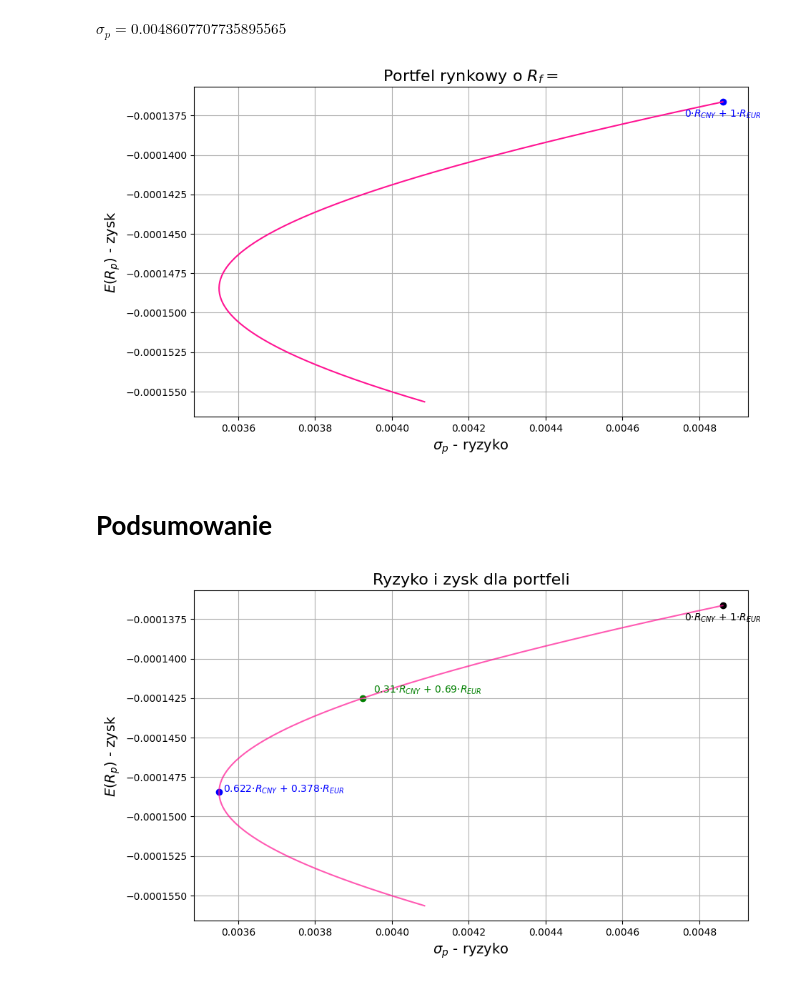
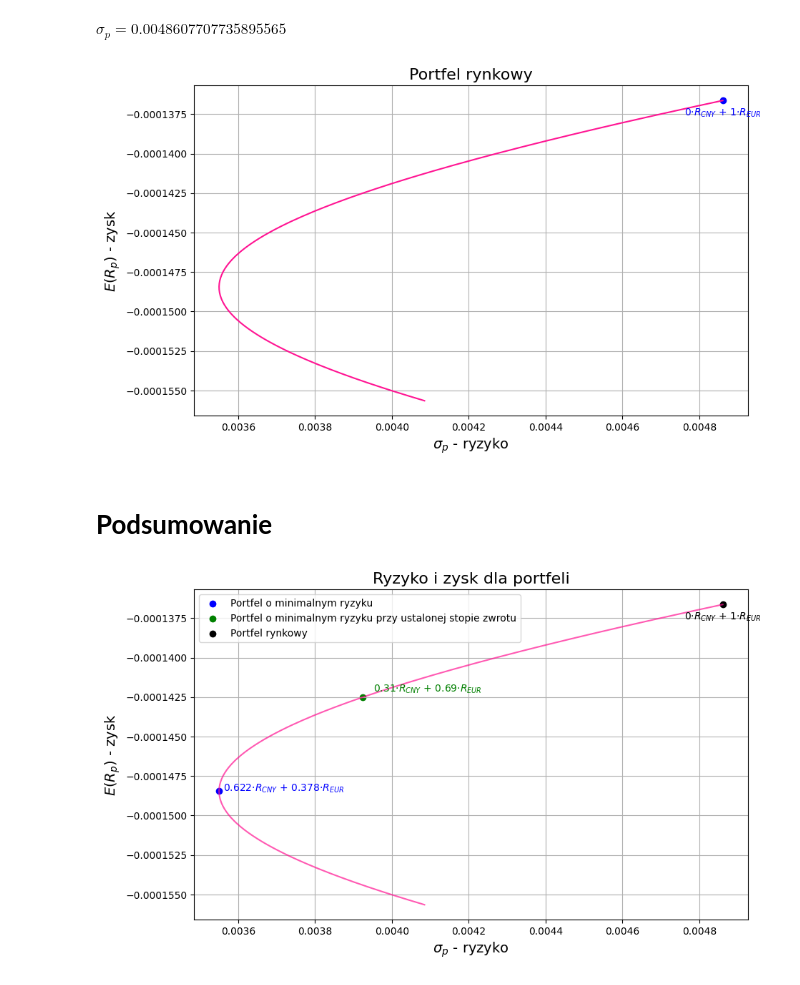
Before and after one commit to OlaHodera/risk, a Jupyter notebook: projekt 4/portfele.ipynb, the cells around one changed output. Drawn from its saved outputs; the diff is of its cells as text; code cells hidden in the pictures.

```diff
--- a/projekt 4/portfele.ipynb
+++ b/projekt 4/portfele.ipynb
@@ -326,35 +327,37 @@ $\displaystyle \sigma_{p} = 0.0048607707735895565$
 plt.figure(figsize=(10, 6))
 plt.plot(sigma_line, E_R_line, c='deeppink')
 plt.scatter(sigma_p_r, E_R_p_r, c='b')
-plt.title("Portfel rynkowy o $R_{f} = $", fontsize=16)
+plt.title("Portfel rynkowy", fontsize=16)
 plt.ylabel("$E(R_{p})$ - zysk", fontsize=14)
 plt.xlabel("$\sigma_{p}$ - ryzyko", fontsize=14)
 plt.grid(True)
 plt.annotate(label_r, (sigma_p_r, E_R_p_r), textcoords="offset points", xytext=(0,-15), ha='center', fontsize=10, color='b')
 plt.show()
 # %% [output]
-[figure, old version]
+[figure, new version]
 # %% [markdown]
 # **Podsumowanie**
 # %%
 plt.figure(figsize=(10, 6))
 plt.plot(sigma_line, E_R_line, c='deeppink', alpha = 0.7)
 
-plt.scatter(min_sigma_p, min_E_R_p, c='b')
-plt.scatter(chosen_sigma_p, chosen_E_R_p, c='g')
-plt.scatter(sigma_p_r, E_R_p_r, c='black')
+plt.scatter(min_sigma_p, min_E_R_p, c='b', label = "Portfel o minimalnym ryzyku")
+plt.scatter(chosen_sigma_p, chosen_E_R_p, c='g', label = "Portfel o minimalnym ryzyku przy ustalonej stopie zwrotu")
+plt.scatter(sigma_p_r, E_R_p_r, c='black', label = 'Portfel rynkowy')
 
 # plt.axhline(chosen_E_R_p, c='black')
 
 plt.title("Ryzyko i zysk dla portfeli", fontsize=16)
 plt.ylabel("$E(R_{p})$ - zysk", fontsize=14)
 plt.xlabel("$\sigma_{p}$ - ryzyko", fontsize=14)
 plt.grid(True)
 
 plt.annotate(min_label, (min_sigma_p, min_E_R_p), textcoords="offset points", xytext=(65,0), ha='center', fontsize=10, color='b')
 plt.annotate(chosen_label, (chosen_sigma_p, chosen_E_R_p), textcoords="offset points", xytext=(65,5), ha='center', fontsize=10, color='g')
 plt.annotate(label_r, (sigma_p_r, E_R_p_r), textcoords="offset points", xytext=(0,-15), ha='center', fontsize=10, color='black')
 
+plt.legend()
+
 plt.show()
 # %% [output]
-[figure, old version]
+[figure, new version]
```
Also changed, not shown: parts of 3 cells of this notebook.
